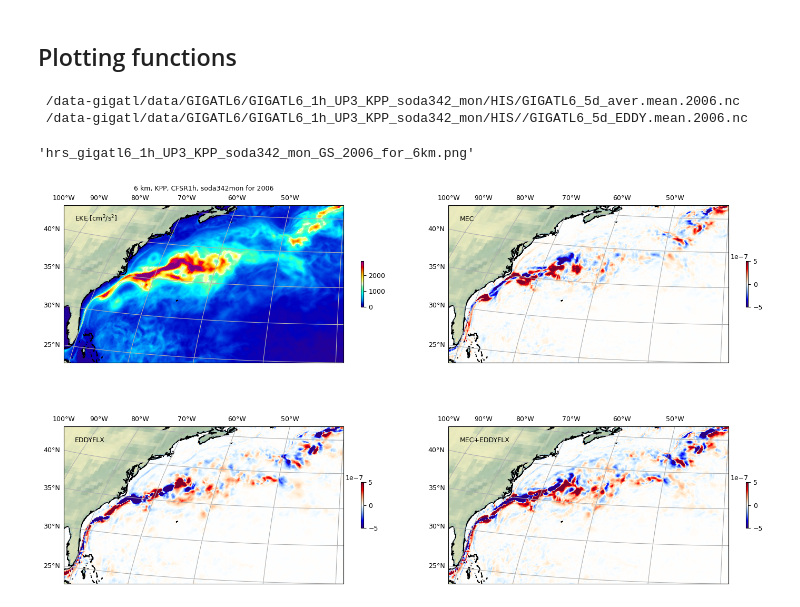
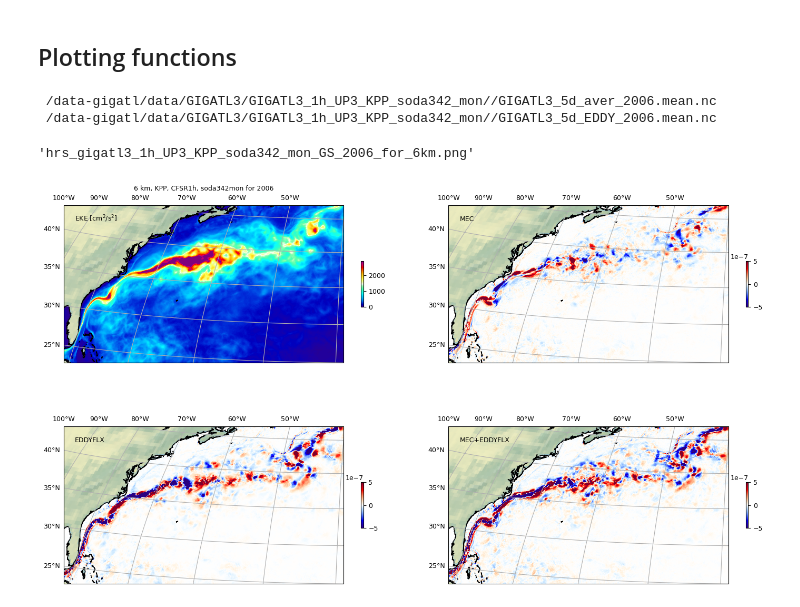
Before and after one commit to Mesharou/mesharou.github.io, a Jupyter notebook: Work/plot_EKE_HRS_for_GIGATL.ipynb, the cells around one changed output. Drawn from its saved outputs; the diff is of its cells as text; code cells hidden in the pictures.

```diff
--- a/Work/plot_EKE_HRS_for_GIGATL.ipynb
+++ b/Work/plot_EKE_HRS_for_GIGATL.ipynb
@@ -534,15 +425,17 @@ def my_plot(
 # my_plot(x, y, umean, vmean, eke, hrs, eddyflx, year=year, addtitle=title, region="SP")
 # %%
 year='2006';   case='gigatl6_1h_UP3_KPP_soda342_mon'
+
+year='2006';   case='gigatl3_1h_UP3_KPP_soda342_mon'
 region = 'GS'; days = False
 
 # Load data
 x, y, umean, vmean, eke, hrs, eddyflx = get_data(case, year = year, days=days); title =''
 
 # Plot
 my_plot(x, y, umean, vmean, eke, hrs, eddyflx, year = year, addtitle=title, region = region)
 # %% [output]
- /data-gigatl/data/GIGATL6/GIGATL6_1h_UP3_KPP_soda342_mon/HIS/GIGATL6_5d_aver.mean.2006.nc
- /data-gigatl/data/GIGATL6/GIGATL6_1h_UP3_KPP_soda342_mon/HIS//GIGATL6_5d_EDDY.mean.2006.nc
+ /data-gigatl/data/GIGATL3/GIGATL3_1h_UP3_KPP_soda342_mon//GIGATL3_5d_aver_2006.mean.nc
+ /data-gigatl/data/GIGATL3/GIGATL3_1h_UP3_KPP_soda342_mon//GIGATL3_5d_EDDY_2006.mean.nc
-'hrs_gigatl6_1h_UP3_KPP_soda342_mon_GS_2006_for_6km.png'
+'hrs_gigatl3_1h_UP3_KPP_soda342_mon_GS_2006_for_6km.png'
-[figure, old version]
+[figure, new version]
```
Also changed, not shown: parts of 4 cells of this notebook.
